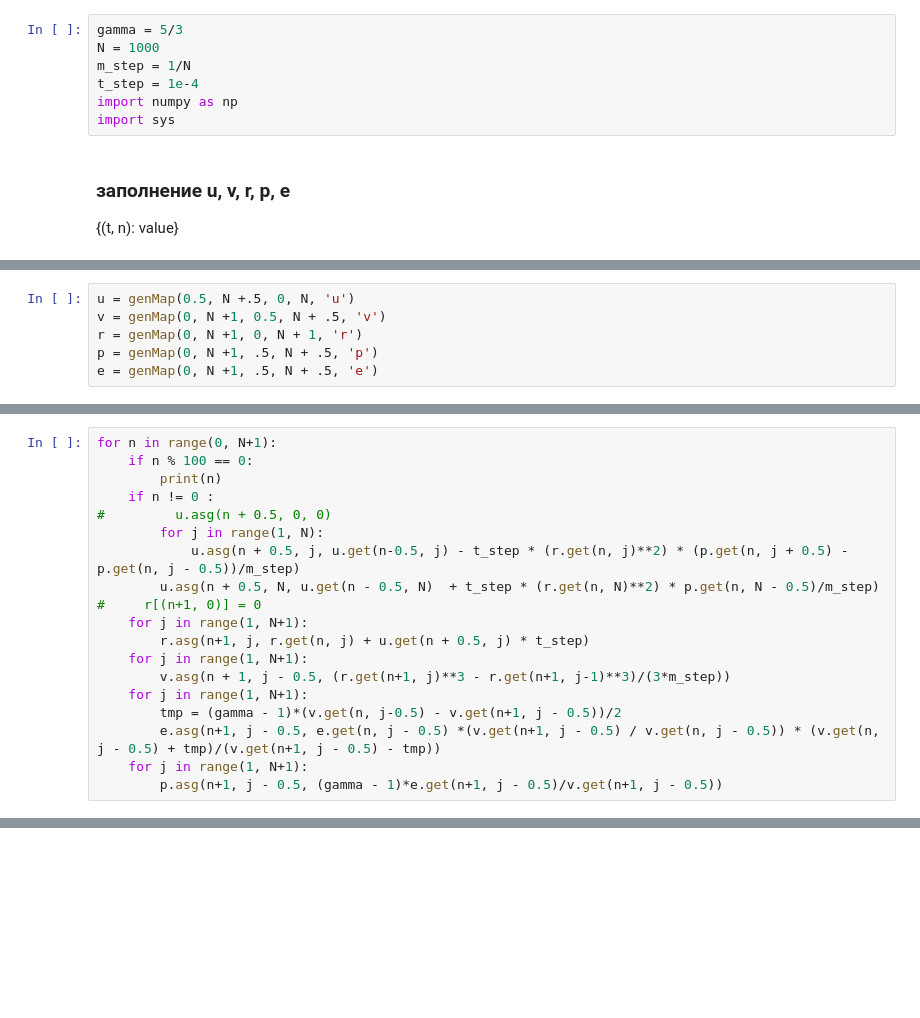
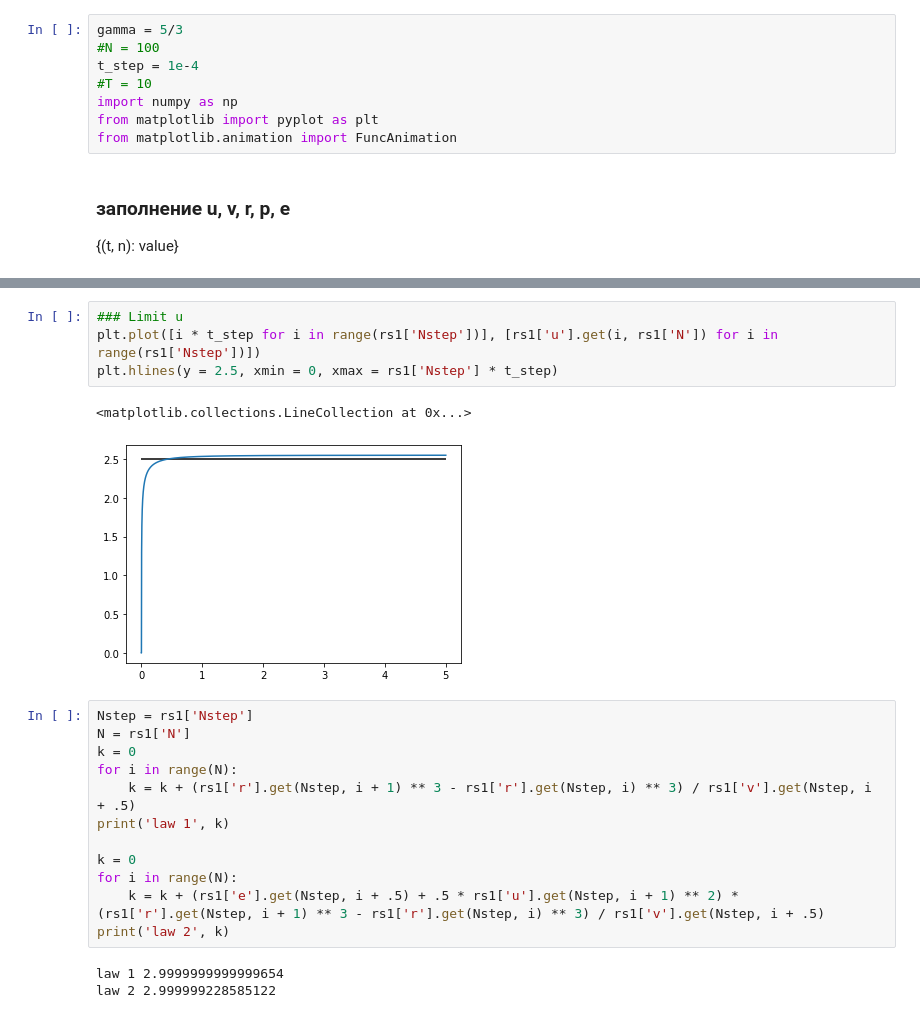
Before and after one commit to VZhikhareva/MIPT, a Jupyter notebook: ded/razryv_shara.ipynb, the cells around one changed output, grey strips where cells are left out. Drawn from its saved outputs; the diff is of its cells as text; blank space fills up the shorter version.

```diff
--- a/ded/razryv_shara.ipynb
+++ b/ded/razryv_shara.ipynb
@@ -2,11 +2,12 @@
 ### начальные условия
 # %%
 gamma = 5/3
-N = 1000
-m_step = 1/N
+#N = 100
 t_step = 1e-4
+#T = 10
 import numpy as np
-import sys
+from matplotlib import pyplot as plt
+from matplotlib.animation import FuncAnimation
 # %% [markdown]
 ### заполнение u, v, r, p, e
 {(t, n): value}
@@ -36,7 +26 @@ class genMap:
         self.arr[int(n - self.nmin), int(j - self.jmin)] = val
-# %%
-u = genMap(0.5, N +.5, 0, N, 'u')
-v = genMap(0, N +1, 0.5, N + .5, 'v')
-r = genMap(0, N +1, 0, N + 1, 'r')
-p = genMap(0, N +1, .5, N + .5, 'p')
-e = genMap(0, N +1, .5, N + .5, 'e')
@@ -73,19 +26,0 @@ np.max(p.arr[9, :])
-# %%
-for n in range(0, N+1):
-    if n % 100 == 0:
-        print(n)
-    if n != 0 :
-#         u.asg(n + 0.5, 0, 0)
-        for j in range(1, N):
-            u.asg(n + 0.5, j, u.get(n-0.5, j) - t_step * (r.get(n, j)**2) * (p.get(n, j + 0.5) - p.get(n, j - 0.5))/m_step)
-        u.asg(n + 0.5, N, u.get(n - 0.5, N)  + t_step * (r.get(n, N)**2) * p.get(n, N - 0.5)/m_step)
-#     r[(n+1, 0)] = 0
-    for j in range(1, N+1):
-        r.asg(n+1, j, r.get(n, j) + u.get(n + 0.5, j) * t_step)
-    for j in range(1, N+1):
-        v.asg(n + 1, j - 0.5, (r.get(n+1, j)**3 - r.get(n+1, j-1)**3)/(3*m_step))
-    for j in range(1, N+1):
-        tmp = (gamma - 1)*(v.get(n, j-0.5) - v.get(n+1, j - 0.5))/2
-        e.asg(n+1, j - 0.5, e.get(n, j - 0.5) *(v.get(n+1, j - 0.5) / v.get(n, j - 0.5)) * (v.get(n, j - 0.5) + tmp)/(v.get(n+1, j - 0.5) - tmp))
-    for j in range(1, N+1):
-        p.asg(n+1, j - 0.5, (gamma - 1)*e.get(n+1, j - 0.5)/v.get(n+1, j - 0.5))
@@ -140,0 +104,22 @@ TypeError: 'genMap' object is not subscriptable
+# %%
+### Limit u
+plt.plot([i * t_step for i in range(rs1['Nstep'])], [rs1['u'].get(i, rs1['N']) for i in range(rs1['Nstep'])])
+plt.hlines(y = 2.5, xmin = 0, xmax = rs1['Nstep'] * t_step)
+# %% [output]
+<matplotlib.collections.LineCollection at 0x...>
+[figure, added]
+# %%
+Nstep = rs1['Nstep']
+N = rs1['N']
+k = 0
+for i in range(N):
+    k = k + (rs1['r'].get(Nstep, i + 1) ** 3 - rs1['r'].get(Nstep, i) ** 3) / rs1['v'].get(Nstep, i + .5)
+print('law 1', k)
+
+k = 0
+for i in range(N):
+    k = k + (rs1['e'].get(Nstep, i + .5) + .5 * rs1['u'].get(Nstep, i + 1) ** 2) * (rs1['r'].get(Nstep, i + 1) ** 3 - rs1['r'].get(Nstep, i) ** 3) / rs1['v'].get(Nstep, i + .5)
+print('law 2', k)
+# %% [output]
+law 1 2.9999999999999654
+law 2 2.999999228585122
```
Also changed, not shown: parts of 26 cells of this notebook, 1 other file.
